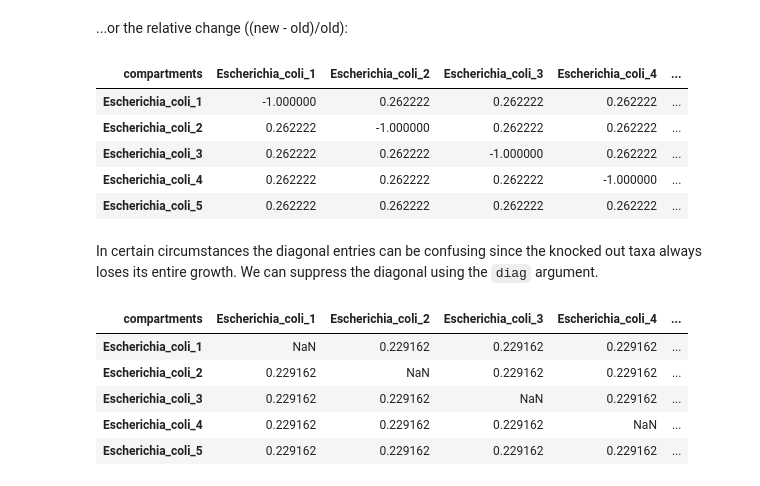
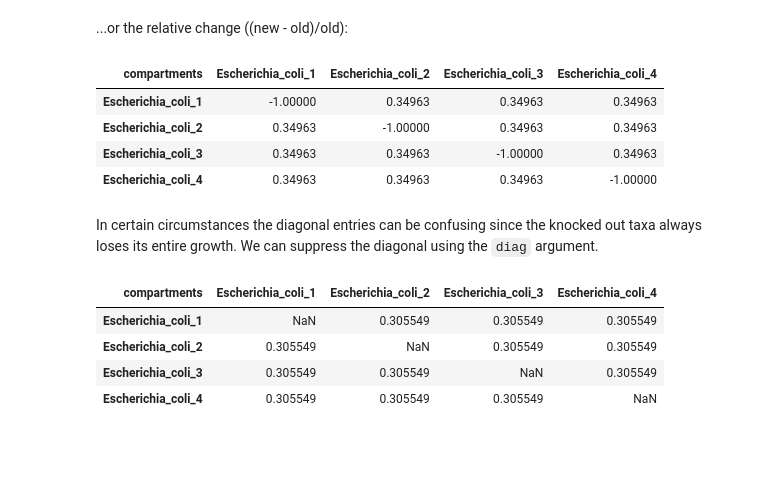
Before and after one commit to micom-dev/micom, a Jupyter notebook: docs/source/taxa_knockouts.ipynb, the cells around one changed output. Saved outputs shown, nothing was run; the diff lists cells and outputs as text; code cells hidden in the pictures; blank space fills up the shorter version.

```diff
--- a/docs/source/taxa_knockouts.ipynb
+++ b/docs/source/taxa_knockouts.ipynb
@@ -37,22 +35,20 @@ com.knockout_species(fraction=1.0, method="raw")
 # %% [markdown]
 ...or the relative change ((new - old)/old):
 # %%
-com.knockout_species(fraction=1.0, method="relative change")
+com.knockout_taxa(fraction=1.0, method="relative change")
 # %% [output]
-| compartments | Escherichia_coli_1 | Escherichia_coli_2 | Escherichia_coli_3 | Escherichia_coli_4 | ... |
-| Escherichia_coli_1 | -1.000000 | 0.262222 | 0.262222 | 0.262222 | ... |
-| Escherichia_coli_2 | 0.262222 | -1.000000 | 0.262222 | 0.262222 | ... |
-| Escherichia_coli_3 | 0.262222 | 0.262222 | -1.000000 | 0.262222 | ... |
-| Escherichia_coli_4 | 0.262222 | 0.262222 | 0.262222 | -1.000000 | ... |
-| Escherichia_coli_5 | 0.262222 | 0.262222 | 0.262222 | 0.262222 | ... |
+| compartments | Escherichia_coli_1 | Escherichia_coli_2 | Escherichia_coli_3 | Escherichia_coli_4 |
+| Escherichia_coli_1 | -1.00000 | 0.34963 | 0.34963 | 0.34963 |
+| Escherichia_coli_2 | 0.34963 | -1.00000 | 0.34963 | 0.34963 |
+| Escherichia_coli_3 | 0.34963 | 0.34963 | -1.00000 | 0.34963 |
+| Escherichia_coli_4 | 0.34963 | 0.34963 | 0.34963 | -1.00000 |
 # %% [markdown]
 In certain circumstances the diagonal entries can be confusing since the knocked out taxa always loses its entire growth. We can suppress the diagonal using the `diag` argument.
 # %%
-com.knockout_species(diag=False)
+com.knockout_taxa(diag=False)
 # %% [output]
-| compartments | Escherichia_coli_1 | Escherichia_coli_2 | Escherichia_coli_3 | Escherichia_coli_4 | ... |
-| Escherichia_coli_1 | NaN | 0.229162 | 0.229162 | 0.229162 | ... |
-| Escherichia_coli_2 | 0.229162 | NaN | 0.229162 | 0.229162 | ... |
-| Escherichia_coli_3 | 0.229162 | 0.229162 | NaN | 0.229162 | ... |
-| Escherichia_coli_4 | 0.229162 | 0.229162 | 0.229162 | NaN | ... |
-| Escherichia_coli_5 | 0.229162 | 0.229162 | 0.229162 | 0.229162 | ... |
+| compartments | Escherichia_coli_1 | Escherichia_coli_2 | Escherichia_coli_3 | Escherichia_coli_4 |
+| Escherichia_coli_1 | NaN | 0.305549 | 0.305549 | 0.305549 |
+| Escherichia_coli_2 | 0.305549 | NaN | 0.305549 | 0.305549 |
+| Escherichia_coli_3 | 0.305549 | 0.305549 | NaN | 0.305549 |
+| Escherichia_coli_4 | 0.305549 | 0.305549 | 0.305549 | NaN |
```
Also changed, not shown: parts of 3 cells of this notebook, 28 other files.
